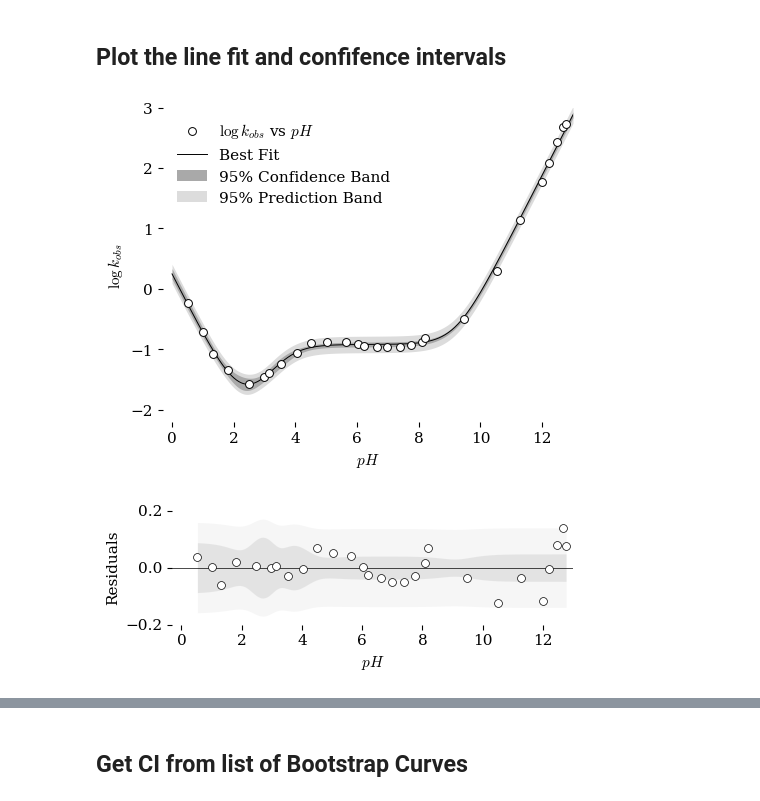
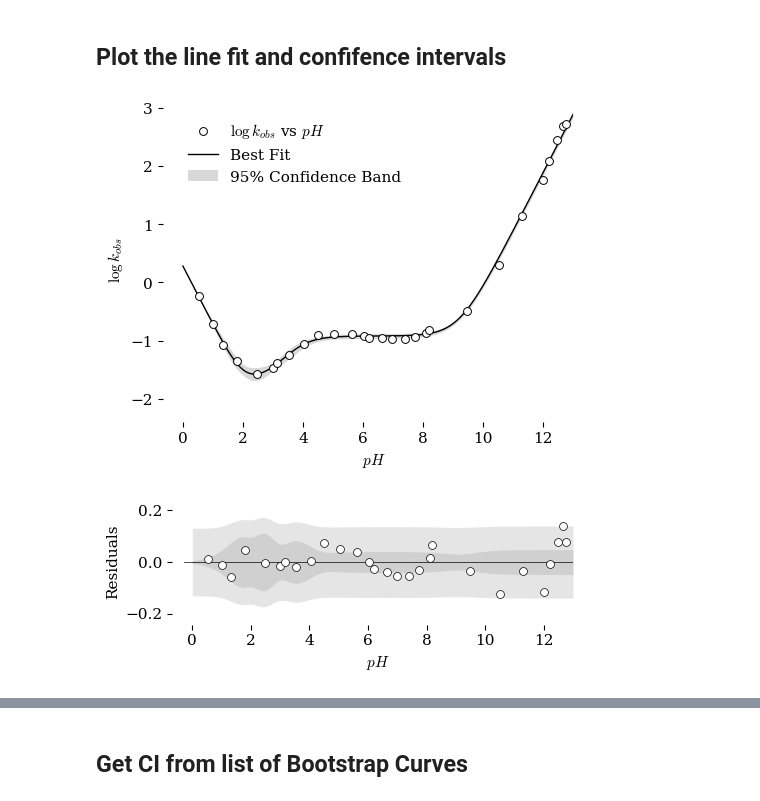
Before and after one commit to blinkletter/4410WebBook2026, a Jupyter notebook: book/notebooks/M28_Aspirin_Stats/Aspirin_2026_Boot_BAc.ipynb, the cells around one changed output, grey strips where cells are left out. Cells and saved outputs as stored; diff of their text form; code cells hidden in the pictures.

```diff
--- a/book/notebooks/M28_Aspirin_Stats/Aspirin_2026_Boot_BAc.ipynb
+++ b/book/notebooks/M28_Aspirin_Stats/Aspirin_2026_Boot_BAc.ipynb
@@ -157,9 +158,11 @@ def genacid(pH, pKa=3.55, k=0.01):   # fit the water rate (kinetically indistigu
     rateconst = k * frac_acid
     return rateconst
 
-def specificacid(pH, k= 1.9):   # fit the specific acid-catalyzed rate
+def specificacid(pH, pKa=3.55, k= 1.9):   # fit the specific acid-catalyzed rate
+    Ka = 10**(-pKa)
     H = 10**(-pH)
-    rateconst = (H*k)
+    frac_acid = H/(Ka + H) # The fraction in the protonated, neutral form is H/(Ka + H)
+    rateconst = (H*k) * frac_acid
     return rateconst
 
 def specificbase(pH, k=7500, pKa=3.55, pKW=14):  # fit the specific base-catalyzed rate
@@ -285,7 +288,7 @@ y = np.array(df["logk"]) # log(k_obs) values
 
 gmodel = Model(aspirin_model, nan_policy='omit')
 params = gmodel.make_params(                    # initial values and constraints
-                        ka = dict(value = 1.5, min = 1E-15, max = 100),
+                        ka = dict(value = 0.2, min = 1E-15, max = 100),
                         kb = dict(value = 0.015, min = 1E-15, max = 100),
                         kc = dict(value = 0.15, min = 1E-15, max = 100),
                         kd = dict(value = 10000, min = 1, max = 100000),
@@ -374,69 +377,60 @@ ax.plot(
     x_fit,
     y_fit,
     color="black",
-    lw=0.7,
+    lw=1,
     label="Best Fit",
     zorder = 3
 )
 
 ax.fill_between(
     x_fit,
     ci_lower,
     ci_upper,
     linewidth = 0,
-    facecolor="darkgray",
-    edgecolor = "dimgray",
+    facecolor="gray", # darkgray
+    edgecolor = "gray", # dimgray
 #    facecolor="lightskyblue",
 #    edgecolor = "dodgerblue",
-#    alpha=0.30,
+    alpha=0.30,
     label="95% Confidence Band",
     zorder = 2
 
 )
 
-ax.fill_between(
-    x_fit,
-    pi_lower,
-    pi_upper,
-#    ls = "None",
-    linewidth = 0,
-    facecolor="gainsboro",
-    edgecolor = "darkgray",
-#    facecolor="honeydew",
-#    edgecolor = "lightgreen",
-#    alpha=0.30,
-    label="95% Prediction Band",
-    zorder = 1
-)
+if False:  # turn off prediction band for now
+    ax.fill_between(
+        x_fit,
+        pi_lower,
+        pi_upper,
+    #    ls = "None",
+        linewidth = 0.5,
+        facecolor="white",  #gainsboro
+        edgecolor = "darkgray",
+    #    facecolor="honeydew",
+    #    edgecolor = "lightgreen",
+    #    alpha=0.30,
+        label="95% Prediction Band",
+        zorder = 1
+    )
+
+ax.spines["left"].set_position(("outward", 8))
+ax.spines["bottom"].set_position(("outward", 8))
 
 ax.set(ylabel=r"$\log{k_{obs}}$",
        xlabel=r"$pH$",
           xlim=[-0.3,13],
           ylim=[-2.2,3]
       )
 
 
 plt.legend()
 plt.tight_layout()
 fig.savefig("plots/03_plot_LMFit_CI_PI.pdf")   # use this to save the figure in PDF format
 
 plt.show()
 # %% [output]
-[figure, old version]
+[figure, new version]
 # %%
-###############################################################################
-# Generate smooth curve
-###############################################################################
-
-# Best-fit curve
-y_fit = result.eval(pH=x_fit)
-
-derr_upper = ci_upper - y_fit
-derr_lower = y_fit - ci_lower
-
-prediction_upper = pi_upper - y_fit
-prediction_lower = y_fit - pi_lower
-
 ################################################################################
 ### Setup a figure  and choose a stylesheet
 ################################################################################
@@ -458,6 +452,8 @@ ax.scatter(x, y - result.eval(pH=x),
 ################################################################################
 ### Set labels and scale
 ################################################################################
+ax.spines["left"].set_position(("outward", 8))
+ax.spines["bottom"].set_position(("outward", 8))
 
 ax.set(ylabel=r"Residuals",
        xlabel=r"$pH$",
@@ -474,13 +470,13 @@ ax.set(ylabel=r"Residuals",
 ### Create Confidence band upper and lower bounds
 ################################################################################
 
-ax.fill_between(pH_fit, -derr_upper, derr_lower,
-                   color="lightgray", alpha=0.5, zorder = 0,
+ax.fill_between(x_fit, -derr_upper, derr_lower,
+                   color="gray", alpha=0.2, zorder = 0,
                    linewidth=0, label="confidence interval")
 
 # prediction inteerval bounds
-ax.fill_between(pH_fit, -prediction_upper, prediction_lower,
-                   color="lightgray", alpha=0.20, zorder = 0,
+ax.fill_between(x_fit, -prediction_upper, prediction_lower,
+                   color="gray", alpha=0.20, zorder = 0,
                    linewidth=0, label="prediction interval")
 
 #############################
@@ -490,5 +486,5 @@ ax.fill_between(pH_fit, -prediction_upper, prediction_lower,
 fig.savefig("plots/06_plot_pH3_LMFit_residuals.pdf")   # use this to save the figure in PDF format
 plt.show()                 # output the combined plot plots
 # %% [output]
-[figure, old version]
+[figure, new version]
 # %% [markdown]
```
Also changed, not shown: parts of 14 cells of this notebook, 5 other files.
